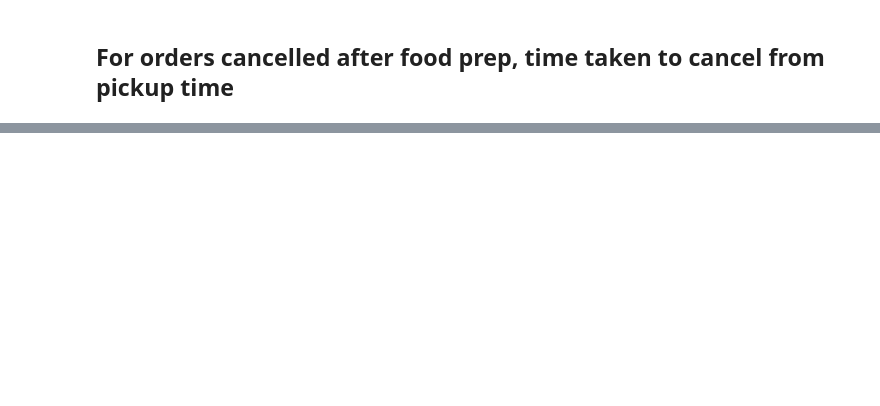
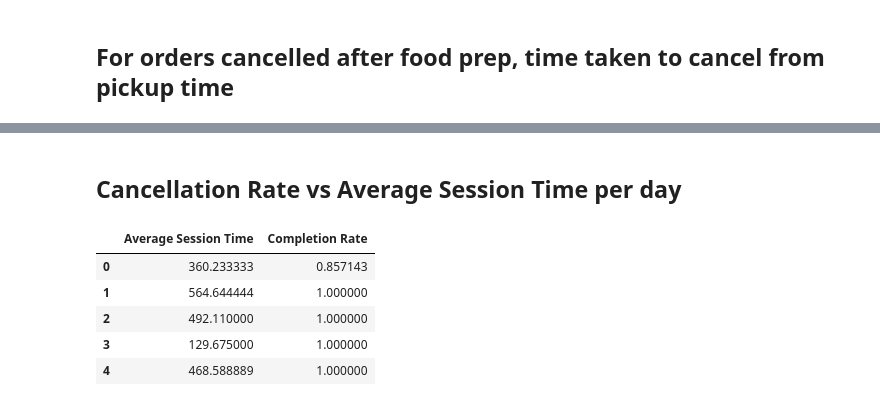
Before and after one commit to aryanpandey/Cascade-Cup-2022, a Jupyter notebook: Cascade Cup _22 (Round 3) Problem Statement/Analysis_Das.ipynb, the cells around one changed output, grey strips where cells are left out. Drawn from its saved outputs; the diff is of its cells as text; code cells hidden in the pictures; blank space fills up the shorter version.

```diff
--- a/Cascade Cup _22 (Round 3) Problem Statement/Analysis_Das.ipynb
+++ b/Cascade Cup _22 (Round 3) Problem Statement/Analysis_Das.ipynb
@@ -210,0 +246,25 @@ px.box(data[data['time_to_cancel']<200]['time_to_cancel'])
+# %% [markdown]
+## Cancellation Rate vs Average Session Time per day
+# %%
+riders = df['rider_id'].unique()
+data = []
+for rider in tqdm(riders):
+    times = []
+    rider_data = df[df['rider_id'] == rider][['cancelled', 'order_date', 'session_time']]
+    rate = 1-sum(rider_data['cancelled'])/len(rider_data['cancelled'])
+    for date in rider_data['order_date'].unique():
+        rider_data_date = rider_data[rider_data['order_date'] == date]
+        time = max(rider_data_date['session_time'].values)
+        times+=[time]
+    avg = sum(times)/len(times)
+    data+=[[avg, rate]]
+
+data = pd.DataFrame(data, columns=['Average Session Time', 'Completion Rate'])
+data.head()
+# %% [output]
+|  | Average Session Time | Completion Rate |
+| 0 | 360.233333 | 0.857143 |
+| 1 | 564.644444 | 1.000000 |
+| 2 | 492.110000 | 1.000000 |
+| 3 | 129.675000 | 1.000000 |
+| 4 | 468.588889 | 1.000000 |
```
Also changed, not shown: parts of 7 cells of this notebook.
